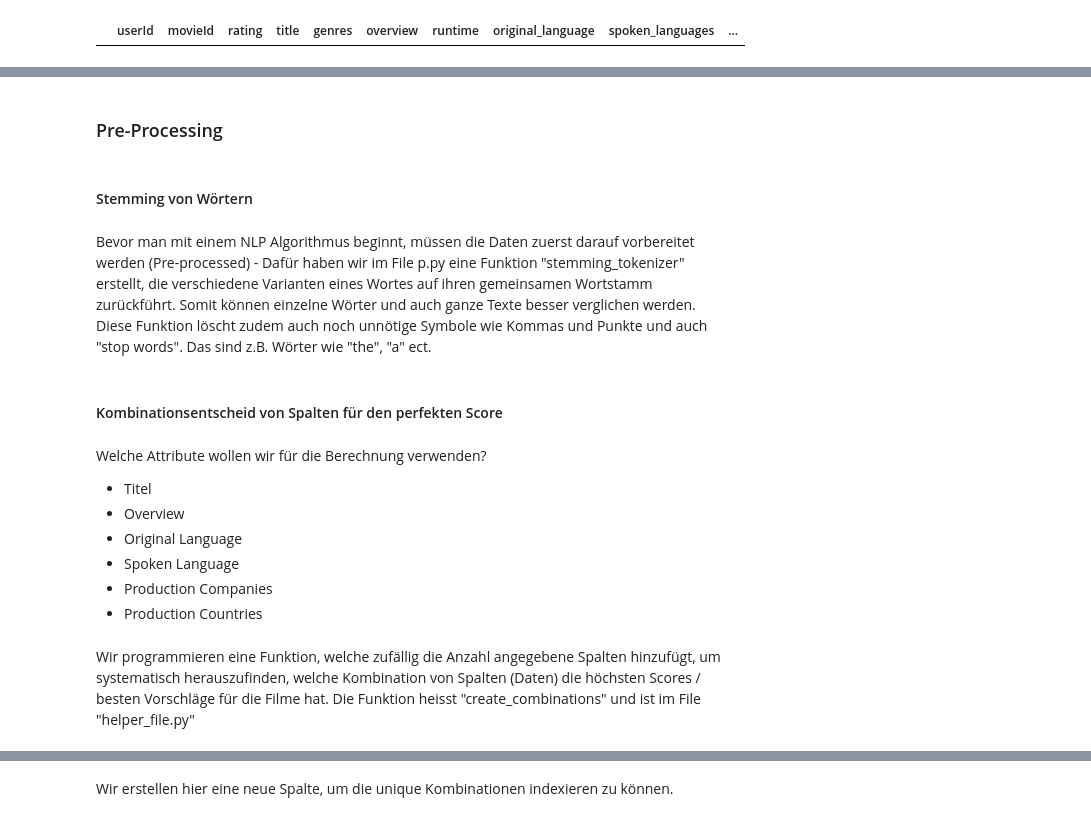
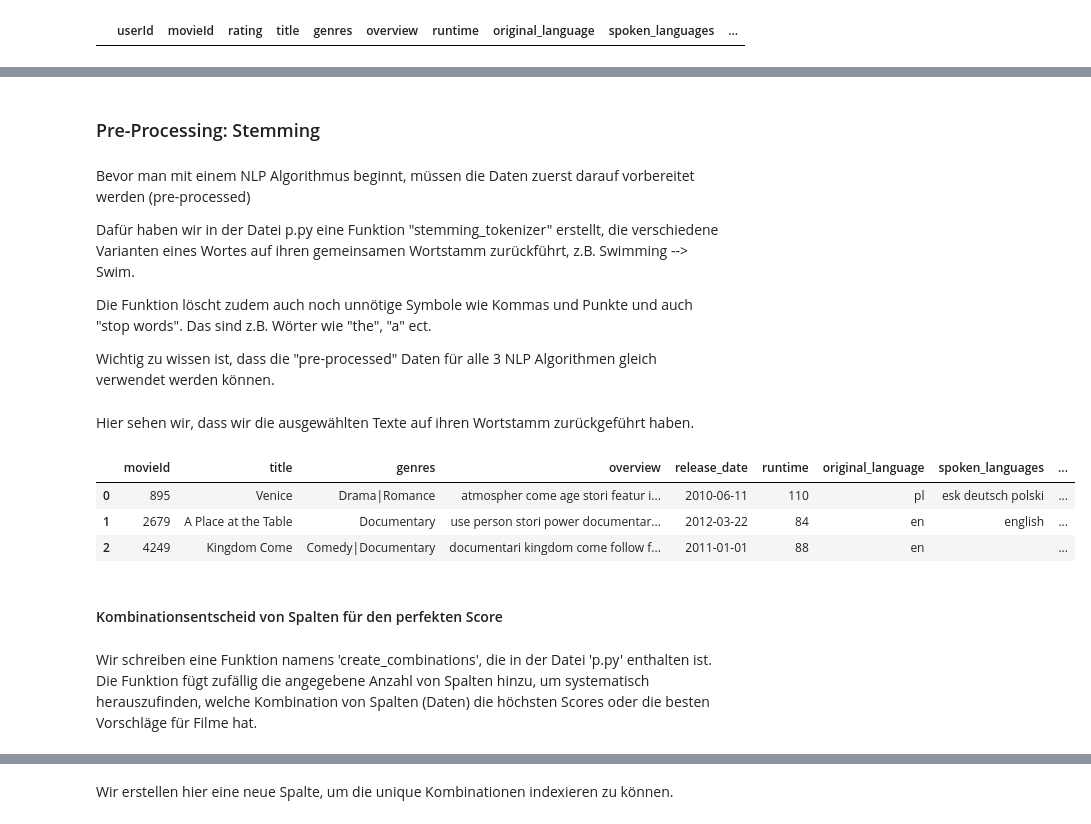
Before and after one commit to Luuzemp14/Cds1_Tinder-4-Movies, a Jupyter notebook: datawrangling.ipynb, the cells around one changed output, grey strips where cells are left out. Saved outputs shown, nothing was run; the diff lists cells and outputs as text; code cells hidden in the pictures.

```diff
--- a/datawrangling.ipynb
+++ b/datawrangling.ipynb
@@ -147,7 +138,11 @@ Source: https://medium.com/@cmukesh8688/tf-idf-vectorizer-scikit-learn-dbc0244a9
 # %% [markdown]
-### Pre-Processing
+### Pre-Processing: Stemming
-# %% [markdown]
-#### Stemming von Wörtern
 # %% [markdown]
-Bevor man mit einem NLP Algorithmus beginnt, müssen die Daten zuerst darauf vorbereitet werden (Pre-processed) - Dafür haben wir im File p.py eine Funktion "stemming_tokenizer" erstellt, die verschiedene Varianten eines Wortes auf ihren gemeinsamen Wortstamm zurückführt. Somit können einzelne Wörter und auch ganze Texte besser verglichen werden. Diese Funktion löscht zudem auch noch unnötige Symbole wie Kommas und Punkte und auch "stop words". Das sind z.B. Wörter wie "the", "a" ect.
+Bevor man mit einem NLP Algorithmus beginnt, müssen die Daten zuerst darauf vorbereitet werden (pre-processed)
+
+Dafür haben wir in der Datei p.py eine Funktion "stemming_tokenizer" erstellt, die verschiedene Varianten eines Wortes auf ihren gemeinsamen Wortstamm zurückführt, z.B. Swimming --> Swim.
+
+Die Funktion löscht zudem auch noch unnötige Symbole wie Kommas und Punkte und auch "stop words". Das sind z.B. Wörter wie "the", "a" ect.
+
+Wichtig zu wissen ist, dass die "pre-processed" Daten für alle 3 NLP Algorithmen gleich verwendet werden können.
 # %%
@@ -160,15 +155,16 @@ for col in ["overview", "spoken_languages", "original_language", "production_com
 
 # create new title column with stemmed title (we don't want to stem the original title)
 df_movies_nlp["new_title"] = stemming_tokenizer(df_movies_nlp["title"])
+# %% [markdown]
+Hier sehen wir, dass wir die ausgewählten Texte auf ihren Wortstamm zurückgeführt haben.
+# %%
+df_movies_nlp.head(3)
+# %% [output]
+|  | movieId | title | genres | overview | release_date | runtime | original_language | spoken_languages | ... |
+| 0 | 895 | Venice | Drama|Romance | atmospher come age stori featur i... | 2010-06-11 | 110 | pl | esk deutsch polski | ... |
+| 1 | 2679 | A Place at the Table | Documentary | use person stori power documentar... | 2012-03-22 | 84 | en | english | ... |
+| 2 | 4249 | Kingdom Come | Comedy|Documentary | documentari kingdom come follow f... | 2011-01-01 | 88 | en |  | ... |
 # %% [markdown]
 #### Kombinationsentscheid von Spalten für den perfekten Score
-# %% [markdown]
- Welche Attribute wollen wir für die Berechnung verwenden?
-- Titel
-- Overview
-- Original Language
-- Spoken Language
-- Production Companies
-- Production Countries
 # %% [markdown]
-Wir programmieren eine Funktion, welche zufällig die Anzahl angegebene Spalten hinzufügt, um systematisch herauszufinden, welche Kombination von Spalten (Daten) die höchsten Scores / besten Vorschläge für die Filme hat. Die Funktion heisst "create_combinations" und ist im File "helper_file.py"
+Wir schreiben eine Funktion namens 'create_combinations', die in der Datei 'p.py' enthalten ist. Die Funktion fügt zufällig die angegebene Anzahl von Spalten hinzu, um systematisch herauszufinden, welche Kombination von Spalten (Daten) die höchsten Scores oder die besten Vorschläge für Filme hat.
```
Also changed, not shown: parts of 42 cells of this notebook, 2 other files.
